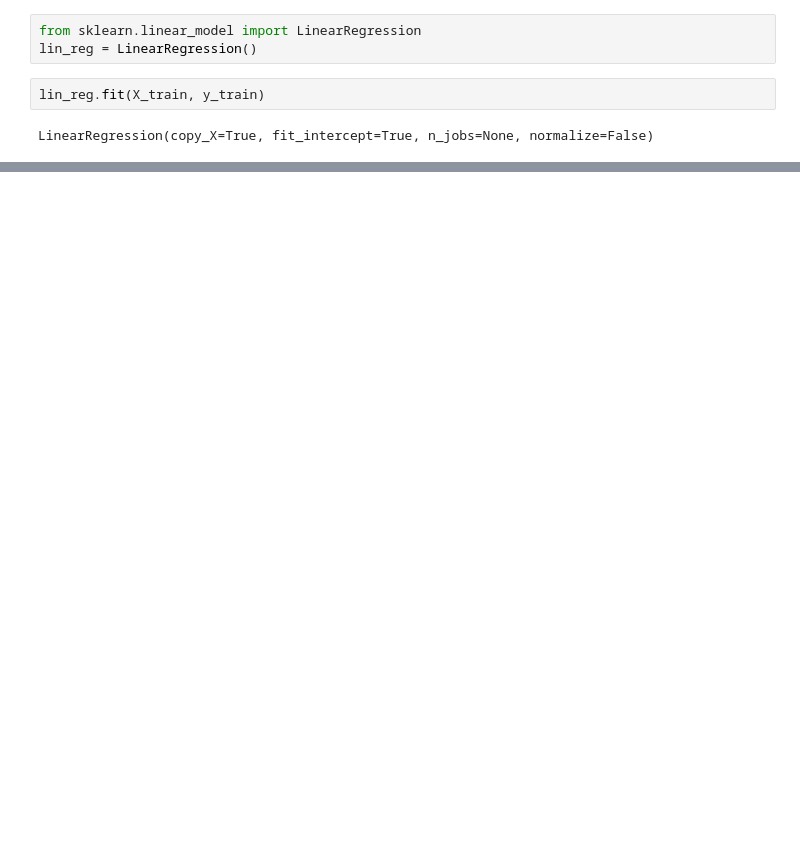
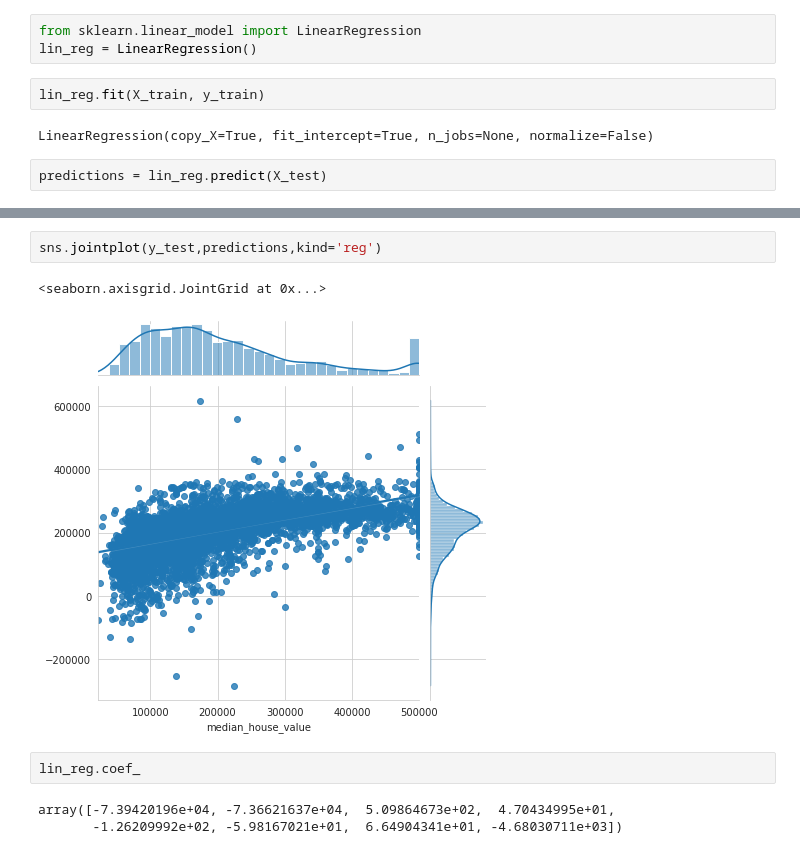
Before and after one commit to truongthuanr/self-learning-project, a Jupyter notebook: 01_house_price_predict.ipynb, the cells around one changed output, grey strips where cells are left out. Drawn from its saved outputs; the diff is of its cells as text; blank space fills up the shorter version.

```diff
--- a/01_house_price_predict.ipynb
+++ b/01_house_price_predict.ipynb
@@ -170,3 +188,5 @@ lin_reg = LinearRegression()
 lin_reg.fit(X_train, y_train)
 # %% [output]
 LinearRegression(copy_X=True, fit_intercept=True, n_jobs=None, normalize=False)
+# %%
+predictions = lin_reg.predict(X_test)
@@ -172,0 +205,10 @@ LinearRegression(copy_X=True, fit_intercept=True, n_jobs=None, normalize=False)
+# %%
+sns.jointplot(y_test,predictions,kind='reg')
+# %% [output]
+<seaborn.axisgrid.JointGrid at 0x...>
+[figure, added]
+# %%
+lin_reg.coef_
+# %% [output]
+array([-7.39420196e+04, -7.36621637e+04,  5.09864673e+02,  4.70434995e+01,
+       -1.26209992e+02, -5.98167021e+01,  6.64904341e+01, -4.68030711e+03])
```
Also changed, not shown: parts of 9 cells of this notebook.
